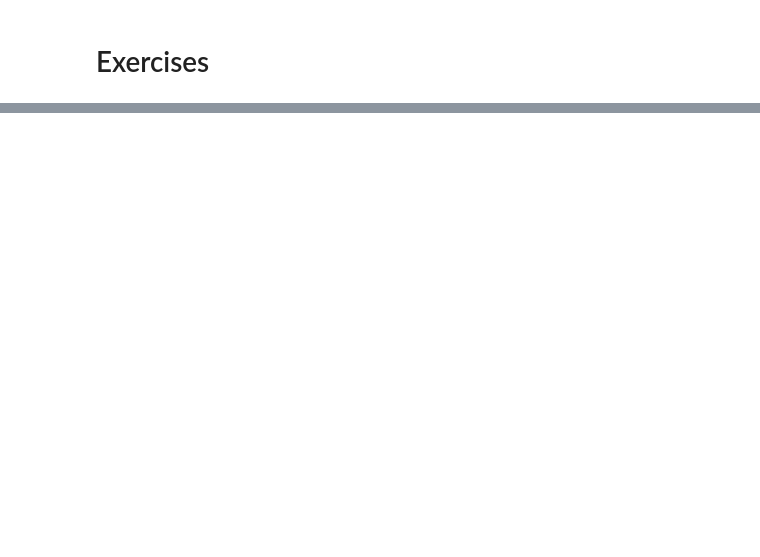
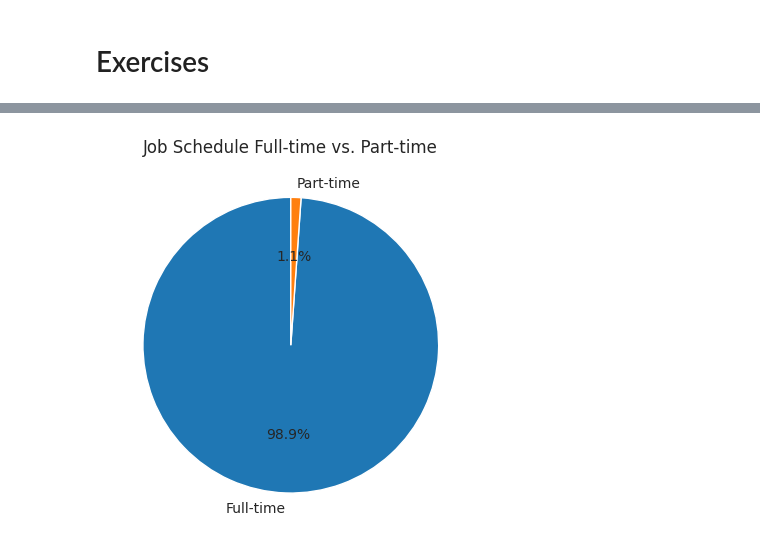
Before and after one commit to AdamWiercioch95/Python_Data_Exercises, a Jupyter notebook: matplotlib/2_Matplotlib_Pie_Plots.ipynb, the cells around one changed output, grey strips where cells are left out. Cells and saved outputs as stored; diff of their text form; code cells hidden in the pictures; blank space fills up the shorter version.

Commit message:
exercises with pie plots

```diff
--- a/matplotlib/2_Matplotlib_Pie_Plots.ipynb
+++ b/matplotlib/2_Matplotlib_Pie_Plots.ipynb
@@ -64,0 +80,13 @@ plt.show()
+# %%
+# Create a pie chart showing the count of job postings per job schedule types (for only jobs that are either 'Full-time' and 'Part-time') in the DataFrame.
+# Create a DataFrame to filter out these job_schedule_type called df_ft_pt.
+# Plot this using plt.pie(), setting labels parameter to the index, startangle to 90, and format values to display similarly to 23.1%.
+# Add a title 'Job Schedule Full-time vs. Part-time'.
+
+df_ft_pt = df[(df['job_schedule_type'] == 'Full-time') | (df['job_schedule_type'] == 'Part-time')].copy()
+job_schedule_counts = df_ft_pt['job_schedule_type'].value_counts()
+plt.pie(job_schedule_counts, labels=job_schedule_counts.index, startangle=90, autopct='%1.1f%%')
+plt.title('Job Schedule Full-time vs. Part-time')
+plt.show()
+# %% [output]
+[figure, added]
```
Also changed, not shown: parts of 5 cells of this notebook.
